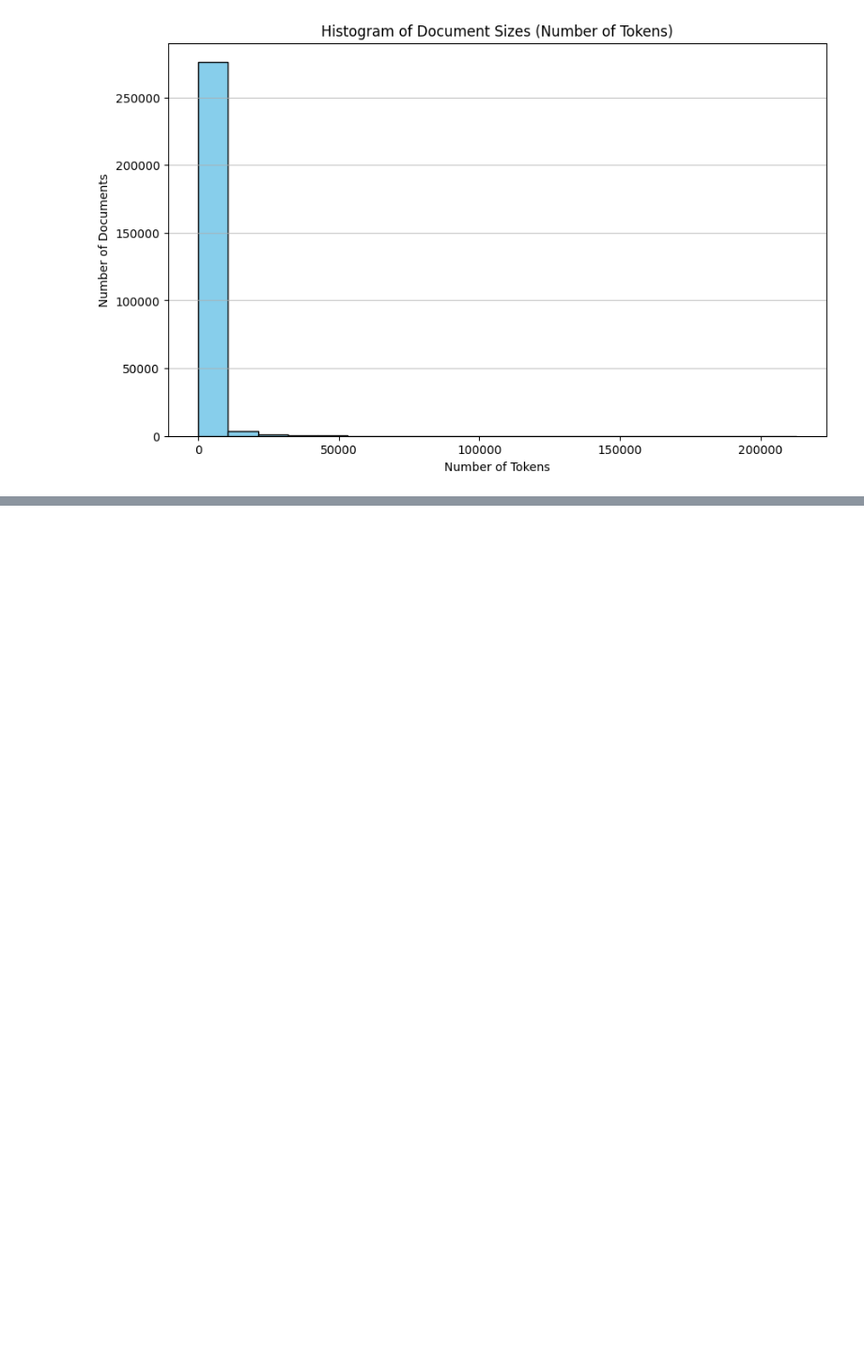
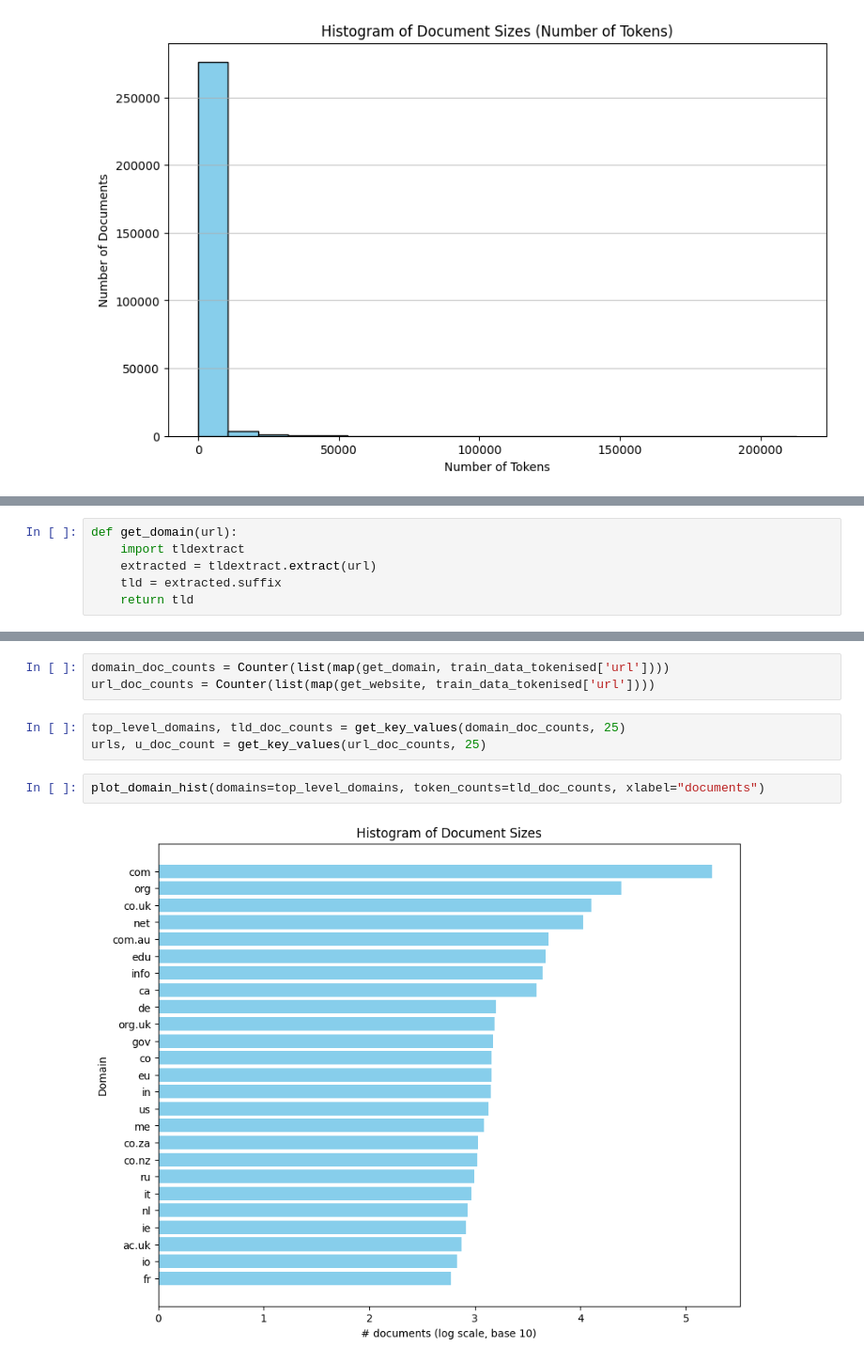
Before and after one commit to krishhrana/LLM, a Jupyter notebook: HW3/llms-class-hw-3-main/src/data_exploration.ipynb, the cells around one changed output, grey strips where cells are left out. Shown at 94% size. Cells and saved outputs as stored; diff of their text form; blank space fills up the shorter version.

```diff
--- a/HW3/llms-class-hw-3-main/src/data_exploration.ipynb
+++ b/HW3/llms-class-hw-3-main/src/data_exploration.ipynb
@@ -69,0 +85,6 @@ Maximum token Count: 212721
+# %%
+def get_domain(url):
+    import tldextract
+    extracted = tldextract.extract(url)
+    tld = extracted.suffix
+    return tld
@@ -69,0 +136,10 @@ Maximum token Count: 212721
+# %%
+domain_doc_counts = Counter(list(map(get_domain, train_data_tokenised['url'])))
+url_doc_counts = Counter(list(map(get_website, train_data_tokenised['url'])))
+# %%
+top_level_domains, tld_doc_counts = get_key_values(domain_doc_counts, 25)
+urls, u_doc_count = get_key_values(url_doc_counts, 25)
+# %%
+plot_domain_hist(domains=top_level_domains, token_counts=tld_doc_counts, xlabel="documents")
+# %% [output]
+[figure, added]
```
Also changed, not shown: parts of 11 cells of this notebook, 2 other files.
